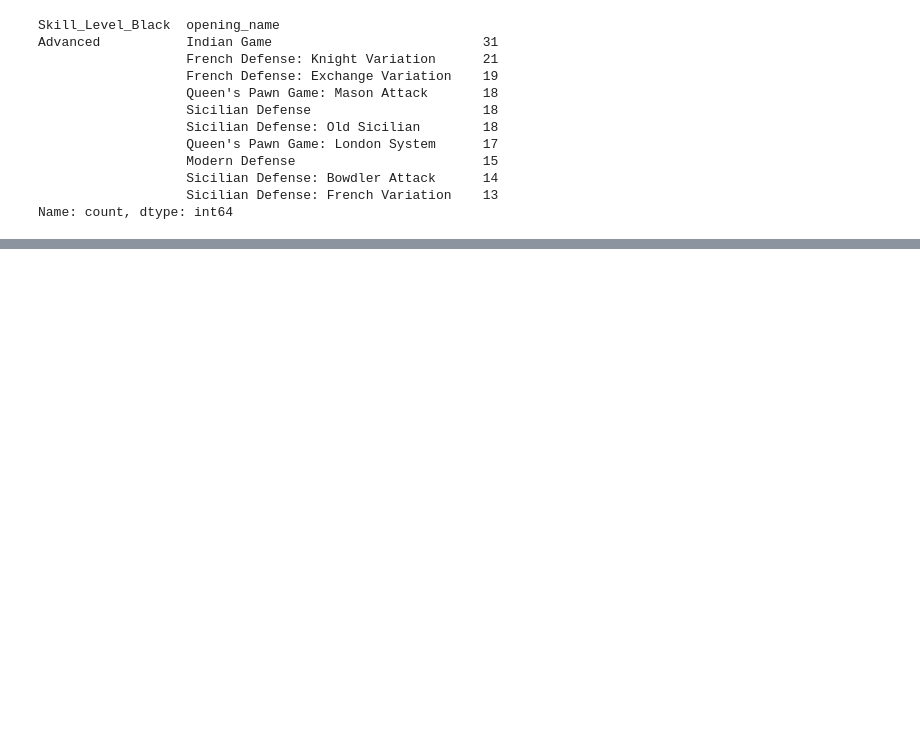
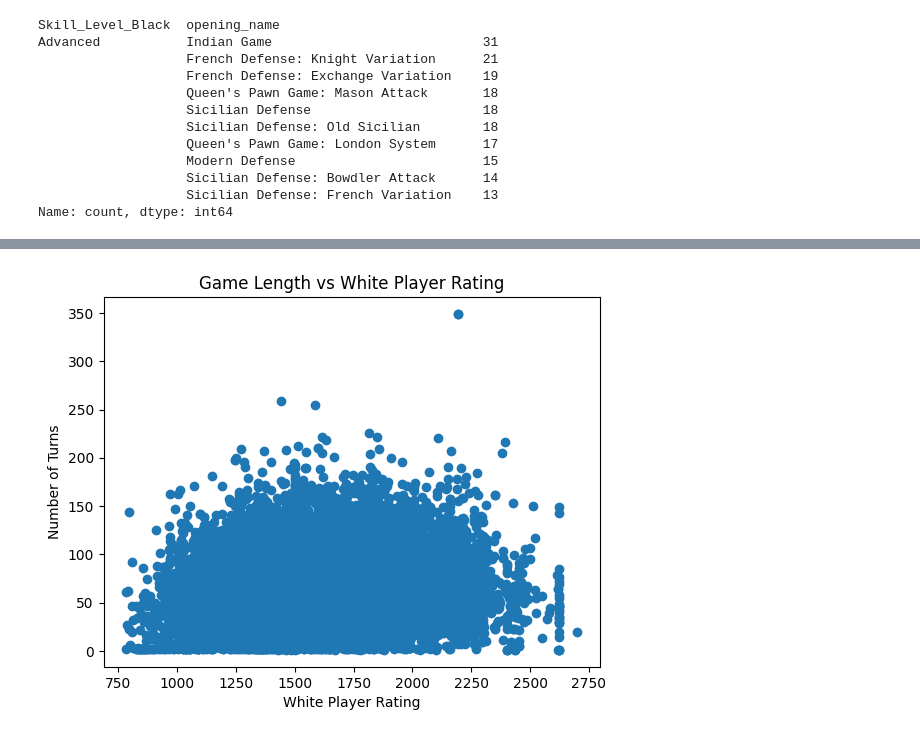
Before and after one commit to CarlChapman95/Chess_Games_Anaylsis, a Jupyter notebook: Chess.ipynb, the cells around one changed output, grey strips where cells are left out. Saved outputs shown, nothing was run; the diff lists cells and outputs as text; code cells hidden in the pictures; blank space fills up the shorter version.

```diff
--- a/Chess.ipynb
+++ b/Chess.ipynb
@@ -267,0 +292,11 @@ Name: count, dtype: int64
+# %%
+#Does game length vary by skill level?
+
+plt.figure()
+plt.scatter(df['white_rating'], df['turns'])
+plt.xlabel('White Player Rating')
+plt.ylabel('Number of Turns')
+plt.title('Game Length vs White Player Rating')
+plt.show()
+# %% [output]
+[figure, added]
```
Also changed, not shown: parts of 2 cells of this notebook.
